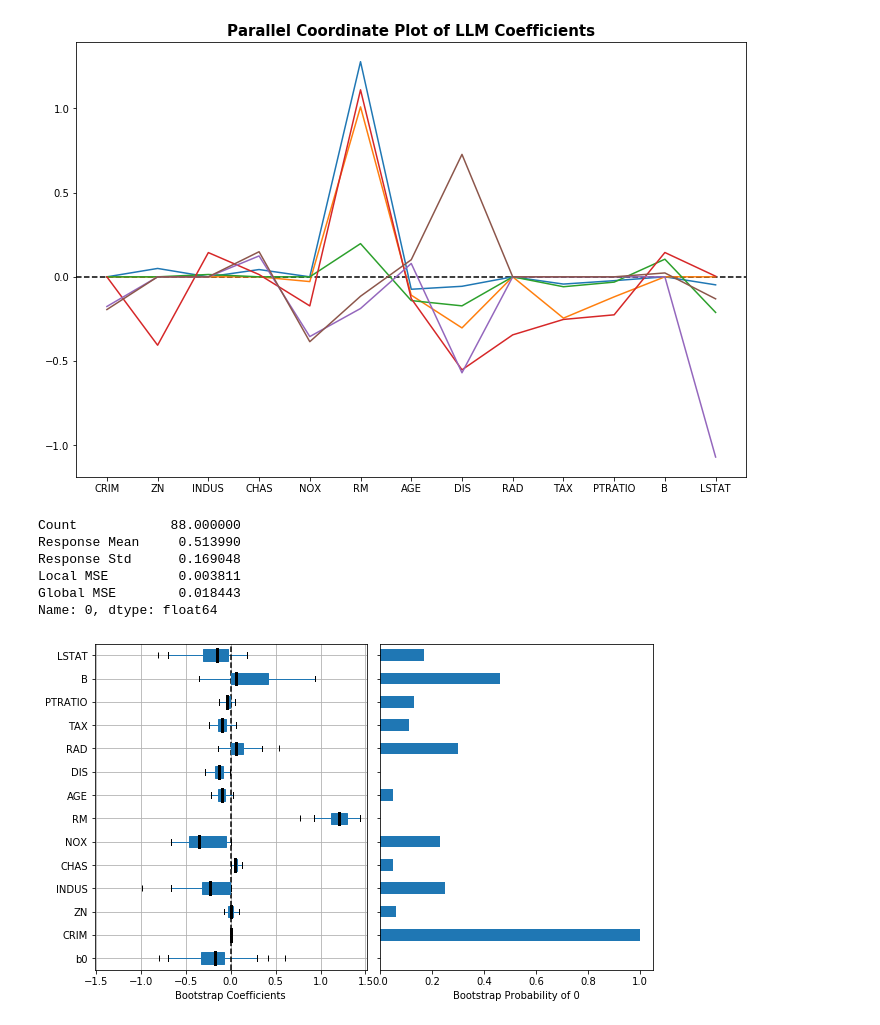
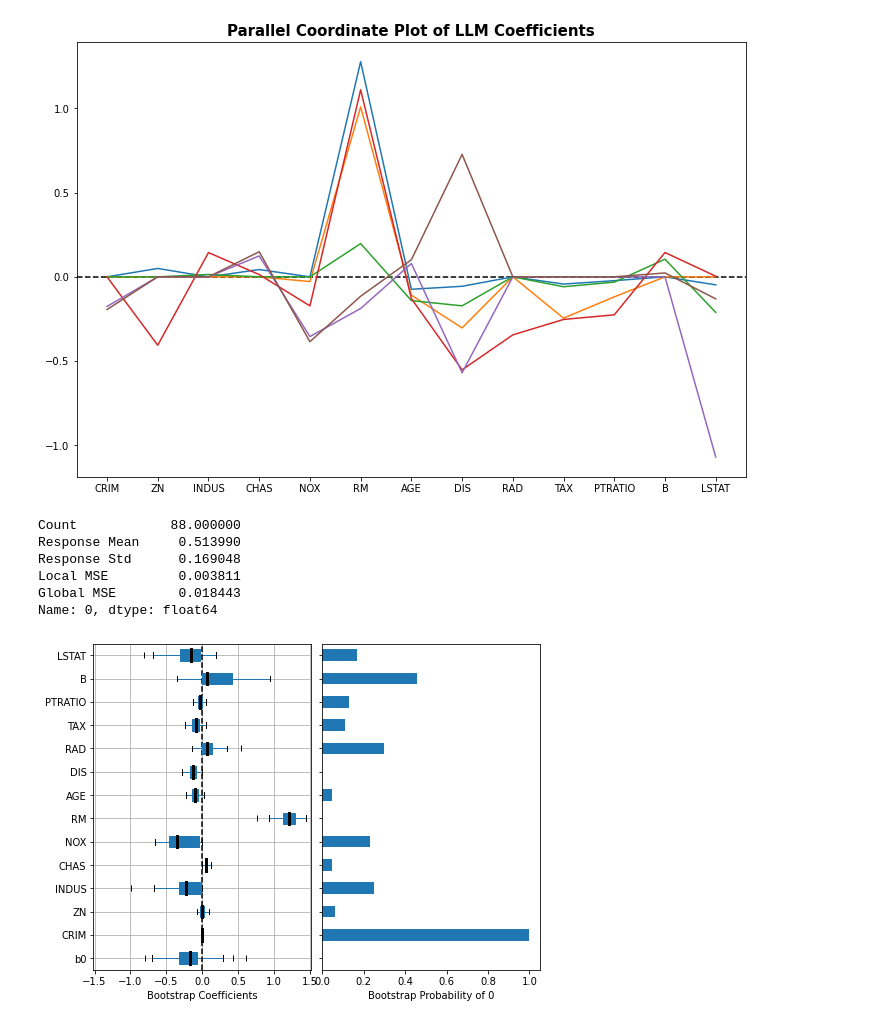
Before and after one commit to SelfExplainML/Aletheia, a Jupyter notebook: examples/BostonHouse.ipynb, the cells around one changed output. Cells and saved outputs as stored; diff of their text form; code cells hidden in the pictures.

```diff
--- a/examples/BostonHouse.ipynb
+++ b/examples/BostonHouse.ipynb
@@ -172,15 +175,15 @@ fig = clf_merge.pc_plot(figsize=(12, 8))
 # %% [output]
 [figure]
 # %%
-fig = clf_merge.local_inference_bootstrap(0)
+fig = clf_merge.local_inference_bootstrap(0, figsize=(8, 6))
 # %% [output]
 Count            88.000000
 Response Mean     0.513990
 Response Std      0.169048
 Local MSE         0.003811
 Global MSE        0.018443
 Name: 0, dtype: float64
-[figure, old version]
+[figure, new version]
 # %%
 clf_flatten = clf_merge.flatten(refit_model=LinearRegression())
 clf_flatten.fit(train_x, train_y)
```
Also changed, not shown: parts of 13 cells of this notebook, 1 other file.
